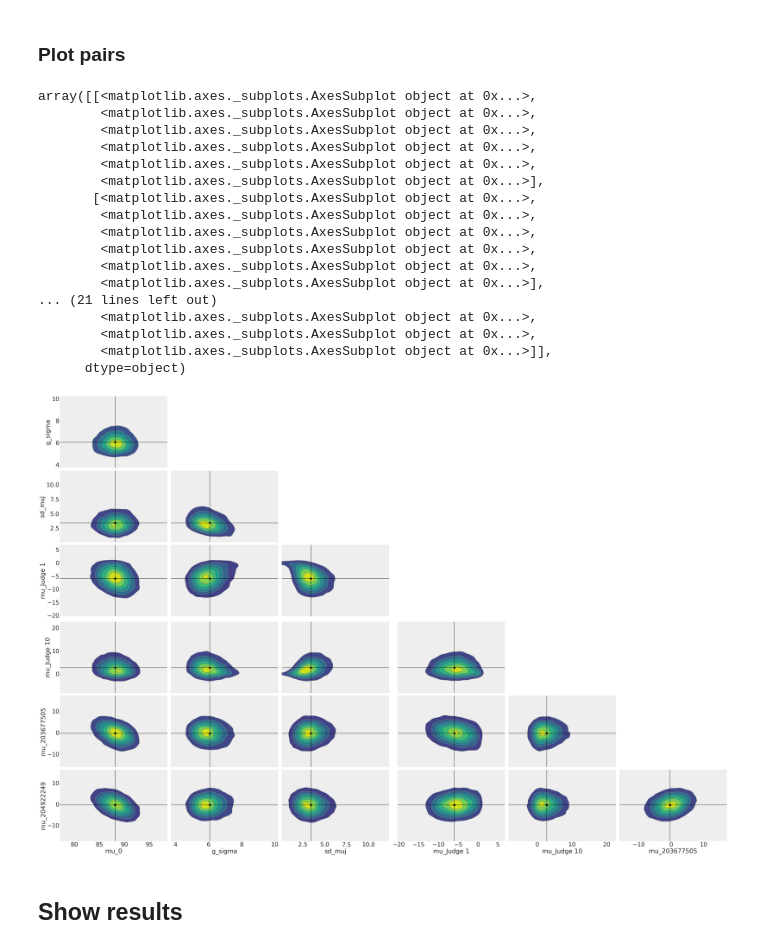
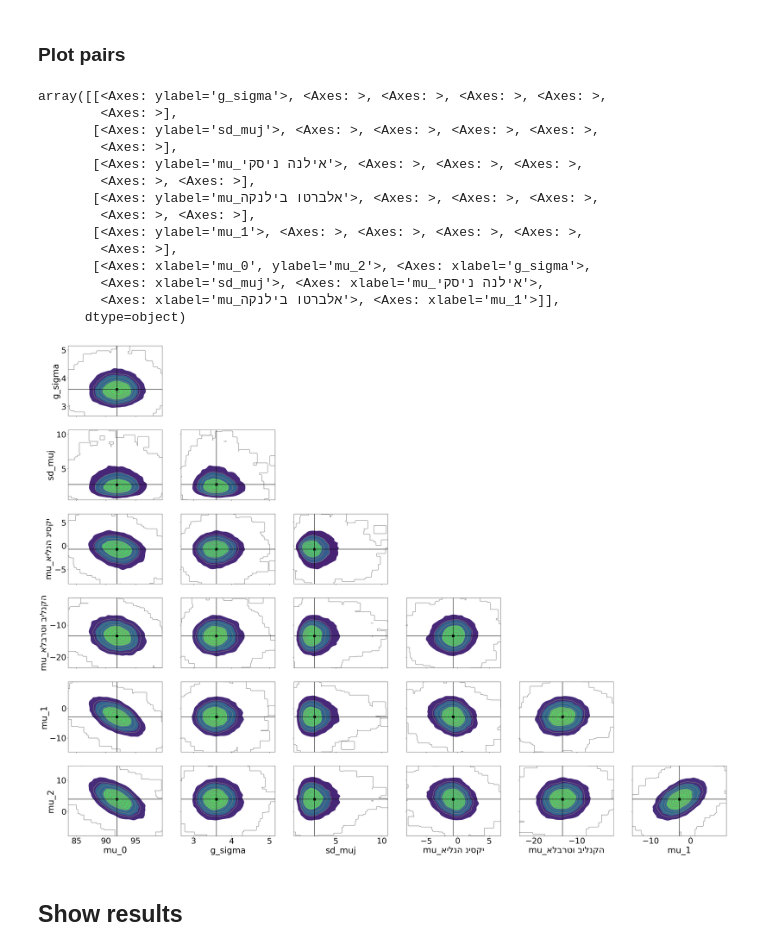
Before and after one commit to opherdonchin/Grades-for-projects-anonymized, a Jupyter notebook: Regression_analysis.ipynb, the cells around one changed output. Saved outputs shown, nothing was run; the diff lists cells and outputs as text; code cells hidden in the pictures.

```diff
--- a/Regression_analysis.ipynb
+++ b/Regression_analysis.ipynb
@@ -47,25 +59,0 @@ I ran this under `vscode` using a conda / mamba environment exported into a requ
-# %%
-# Imports
-# Python
-import platform
-import os.path
-import pickle
-import chardet
-
-# Maths
-import numpy as np
-import pandas as pd
-import scipy.stats as stats
-
-# Graphs
-import matplotlib.pyplot as plt
-import seaborn as sns
-
-# Bayes
-import xarray as xr
-import aesara
-import aesara.tensor as tt
-import pymc as pm
-import arviz as az
-
-az.style.use("arviz-darkgrid")
@@ -77,13 +80,14 @@ Running on the PyMC3 v4.0.1
 ### Load data
 # %%
 data_directory = os.path.join('.','data')
-base_name = 'posters 2022'
+base_name = 'talks 2025'
 url_raw_data = os.path.join(data_directory, 'grades '+base_name+'.csv')
 
 with open(url_raw_data, 'rb') as f:
     enc = chardet.detect(f.read())  # or readline if the file is large
 
 raw_data = pd.read_csv(url_raw_data, encoding = enc['encoding'], sep=",", on_bad_lines='skip')
+raw_data['Project'] = raw_data['Project'].astype(int).astype('category')
 # %%
 raw_data.head()
 # %% [output]
@@ -227,26 +235,23 @@ plot_data = az.from_dict(
     sample_stats = {'diverging': idata.sample_stats.diverging}
 )
 # %%
-az.plot_pair(plot_data, kind='kde', contour=True, divergences=True, point_estimate='mean', textsize=30)
+az.plot_pair(plot_data, kind='kde', divergences=True, point_estimate='mean', textsize=30)
 # %% [output]
-array([[<matplotlib.axes._subplots.AxesSubplot object at 0x...>,
-        <matplotlib.axes._subplots.AxesSubplot object at 0x...>,
-        <matplotlib.axes._subplots.AxesSubplot object at 0x...>,
-        <matplotlib.axes._subplots.AxesSubplot object at 0x...>,
-        <matplotlib.axes._subplots.AxesSubplot object at 0x...>,
-        <matplotlib.axes._subplots.AxesSubplot object at 0x...>],
-       [<matplotlib.axes._subplots.AxesSubplot object at 0x...>,
-        <matplotlib.axes._subplots.AxesSubplot object at 0x...>,
-        <matplotlib.axes._subplots.AxesSubplot object at 0x...>,
-        <matplotlib.axes._subplots.AxesSubplot object at 0x...>,
-        <matplotlib.axes._subplots.AxesSubplot object at 0x...>,
-        <matplotlib.axes._subplots.AxesSubplot object at 0x...>],
-... (21 lines left out)
-        <matplotlib.axes._subplots.AxesSubplot object at 0x...>,
-        <matplotlib.axes._subplots.AxesSubplot object at 0x...>,
-        <matplotlib.axes._subplots.AxesSubplot object at 0x...>]],
+array([[<Axes: ylabel='g_sigma'>, <Axes: >, <Axes: >, <Axes: >, <Axes: >,
+        <Axes: >],
+       [<Axes: ylabel='sd_muj'>, <Axes: >, <Axes: >, <Axes: >, <Axes: >,
+        <Axes: >],
+       [<Axes: ylabel='mu_אילנה ניסקי'>, <Axes: >, <Axes: >, <Axes: >,
+        <Axes: >, <Axes: >],
+       [<Axes: ylabel='mu_אלברטו בילנקה'>, <Axes: >, <Axes: >, <Axes: >,
+        <Axes: >, <Axes: >],
+       [<Axes: ylabel='mu_1'>, <Axes: >, <Axes: >, <Axes: >, <Axes: >,
+        <Axes: >],
+       [<Axes: xlabel='mu_0', ylabel='mu_2'>, <Axes: xlabel='g_sigma'>,
+        <Axes: xlabel='sd_muj'>, <Axes: xlabel='mu_אילנה ניסקי'>,
+        <Axes: xlabel='mu_אלברטו בילנקה'>, <Axes: xlabel='mu_1'>]],
       dtype=object)
-[figure, old version]
+[figure, new version]
 # %% [markdown]
 ## Show results
 # %% [markdown]
```
Also changed, not shown: parts of 14 cells of this notebook, 6 other files.
